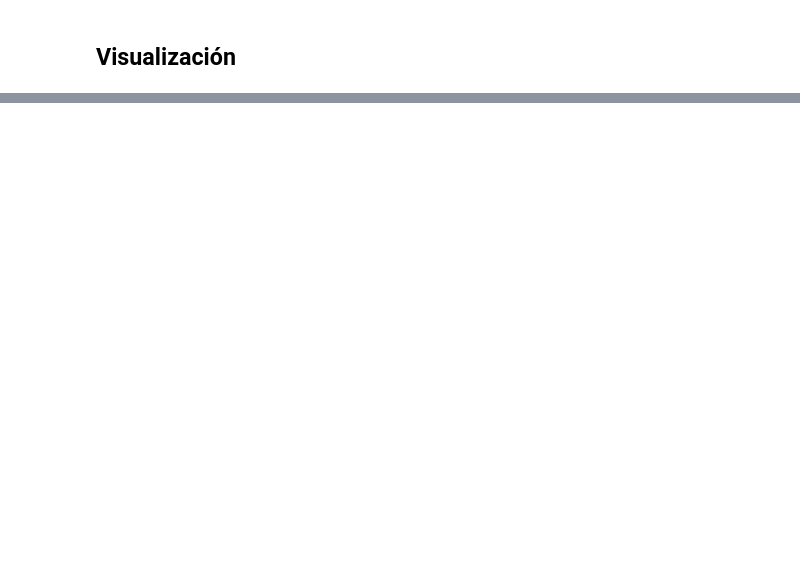
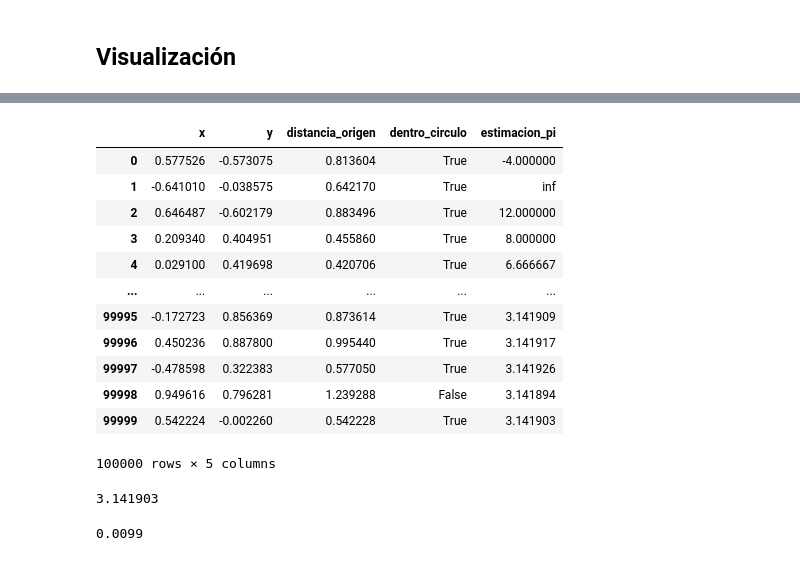
Before and after one commit to AnIsAsPe/LSM-Opciones-americanas, a Jupyter notebook: Montecarlo_obtener_PI.ipynb, the cells around one changed output, grey strips where cells are left out. Cells and saved outputs as stored; diff of their text form; code cells hidden in the pictures; blank space fills up the shorter version.

```diff
--- a/Montecarlo_obtener_PI.ipynb
+++ b/Montecarlo_obtener_PI.ipynb
@@ -85,0 +97,27 @@ El error respecto al verdadero valor de pi es de -0.9993%.
+# %%
+est_pi_df = resultados[0]
+est_pi_df
+# %% [output]
+|  | x | y | distancia_origen | dentro_circulo | estimacion_pi |
+| 0 | 0.577526 | -0.573075 | 0.813604 | True | -4.000000 |
+| 1 | -0.641010 | -0.038575 | 0.642170 | True | inf |
+| 2 | 0.646487 | -0.602179 | 0.883496 | True | 12.000000 |
+| 3 | 0.209340 | 0.404951 | 0.455860 | True | 8.000000 |
+| 4 | 0.029100 | 0.419698 | 0.420706 | True | 6.666667 |
+| ... | ... | ... | ... | ... | ... |
+| 99995 | -0.172723 | 0.856369 | 0.873614 | True | 3.141909 |
+| 99996 | 0.450236 | 0.887800 | 0.995440 | True | 3.141917 |
+| 99997 | -0.478598 | 0.322383 | 0.577050 | True | 3.141926 |
+| 99998 | 0.949616 | 0.796281 | 1.239288 | False | 3.141894 |
+| 99999 | 0.542224 | -0.002260 | 0.542228 | True | 3.141903 |
+100000 rows × 5 columns
+# %%
+pi = resultados[1]
+pi
+# %% [output]
+3.141903
+# %%
+error = resultados[2]
+error
+# %% [output]
+0.0099
```
Also changed, not shown: parts of 8 cells of this notebook.
